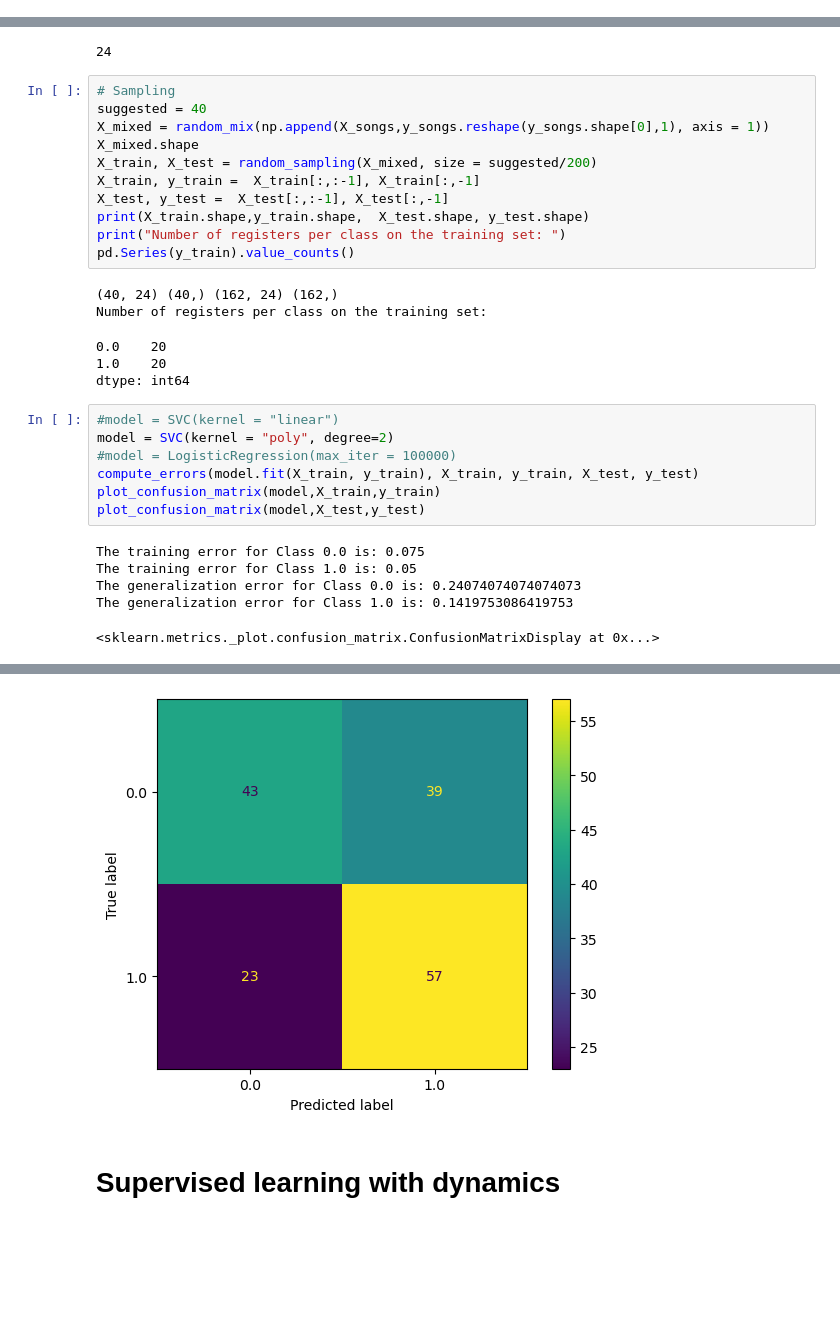
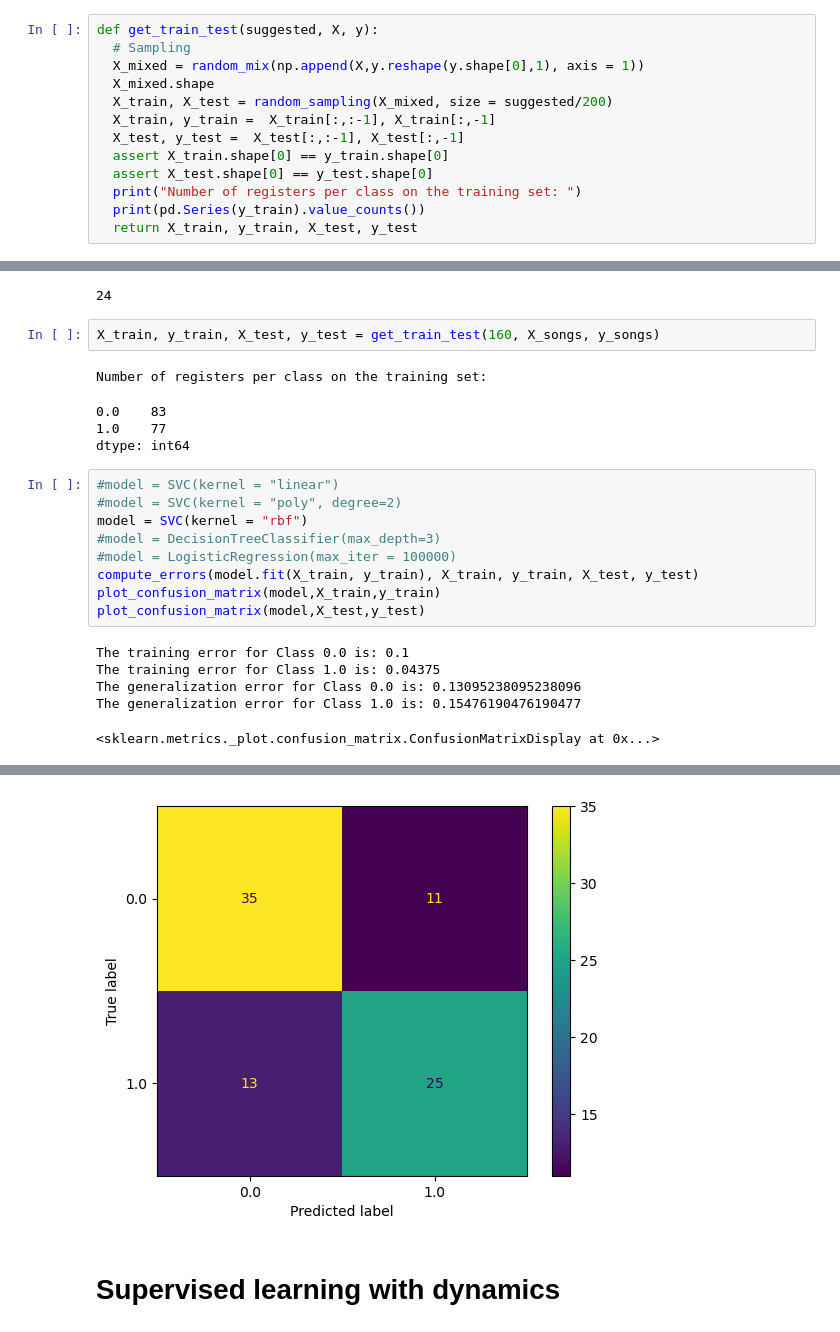
Before and after one commit to IsitaRex/Supervising-My-Musical-Taste, a Jupyter notebook: supervising_my_musical_taste.ipynb, the cells around one changed output, grey strips where cells are left out. Saved outputs shown, nothing was run; the diff lists cells and outputs as text; blank space fills up the shorter version.

```diff
--- a/supervising_my_musical_taste.ipynb
+++ b/supervising_my_musical_taste.ipynb
@@ -75,6 +75,19 @@ def random_sampling(X, dist = 'Uniform', size = 0.7):
         not_samples.append(i)
 
     return X[np.ix_(samples)], X[np.ix_(not_samples)]
+# %%
+def get_train_test(suggested, X, y):
+  # Sampling
+  X_mixed = random_mix(np.append(X,y.reshape(y.shape[0],1), axis = 1))
+  X_mixed.shape
+  X_train, X_test = random_sampling(X_mixed, size = suggested/200)
+  X_train, y_train =  X_train[:,:-1], X_train[:,-1]
+  X_test, y_test =  X_test[:,:-1], X_test[:,-1]
+  assert X_train.shape[0] == y_train.shape[0]
+  assert X_test.shape[0] == y_test.shape[0]
+  print("Number of registers per class on the training set: ")
+  print(pd.Series(y_train).value_counts())
+  return X_train, y_train, X_test, y_test
 # %% [markdown]
 # Load data
 # %%
@@ -369,33 +382,25 @@ X_songs = df[list_cols].to_numpy()
 y_songs = df['Label'].to_numpy()
 # %% [output]
 24
-# %%
-# Sampling
-suggested = 40
-X_mixed = random_mix(np.append(X_songs,y_songs.reshape(y_songs.shape[0],1), axis = 1))
-X_mixed.shape
-X_train, X_test = random_sampling(X_mixed, size = suggested/200)
-X_train, y_train =  X_train[:,:-1], X_train[:,-1]
-X_test, y_test =  X_test[:,:-1], X_test[:,-1]
-print(X_train.shape,y_train.shape,  X_test.shape, y_test.shape)
-print("Number of registers per class on the training set: ")
-pd.Series(y_train).value_counts()
-# %% [output]
-(40, 24) (40,) (162, 24) (162,)
-Number of registers per class on the training set:
-0.0    20
-1.0    20
-dtype: int64
+# %%
+X_train, y_train, X_test, y_test = get_train_test(160, X_songs, y_songs)
+# %% [output]
+Number of registers per class on the training set:
+0.0    83
+1.0    77
+dtype: int64
 # %%
 #model = SVC(kernel = "linear")
-model = SVC(kernel = "poly", degree=2)
+#model = SVC(kernel = "poly", degree=2)
+model = SVC(kernel = "rbf")
+#model = DecisionTreeClassifier(max_depth=3)
 #model = LogisticRegression(max_iter = 100000)
 compute_errors(model.fit(X_train, y_train), X_train, y_train, X_test, y_test)
 plot_confusion_matrix(model,X_train,y_train)
 plot_confusion_matrix(model,X_test,y_test)
 # %% [output]
-The training error for Class 0.0 is: 0.075
-The training error for Class 1.0 is: 0.05
-The generalization error for Class 0.0 is: 0.24074074074074073
-The generalization error for Class 1.0 is: 0.1419753086419753
+The training error for Class 0.0 is: 0.1
+The training error for Class 1.0 is: 0.04375
+The generalization error for Class 0.0 is: 0.13095238095238096
+The generalization error for Class 1.0 is: 0.15476190476190477
 <sklearn.metrics._plot.confusion_matrix.ConfusionMatrixDisplay at 0x...>
@@ -403,4 +408,4 @@ The generalization error for Class 1.0 is: 0.1419753086419753
-[figure, old version]
+[figure, new version]
 # %% [markdown]
 # Supervised learning with dynamics
 # %%
```
Also changed, not shown: parts of 10 cells of this notebook.
